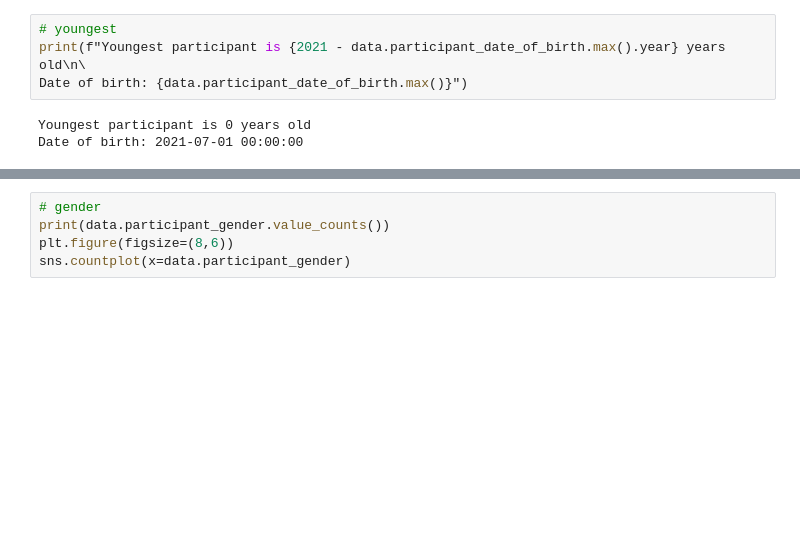
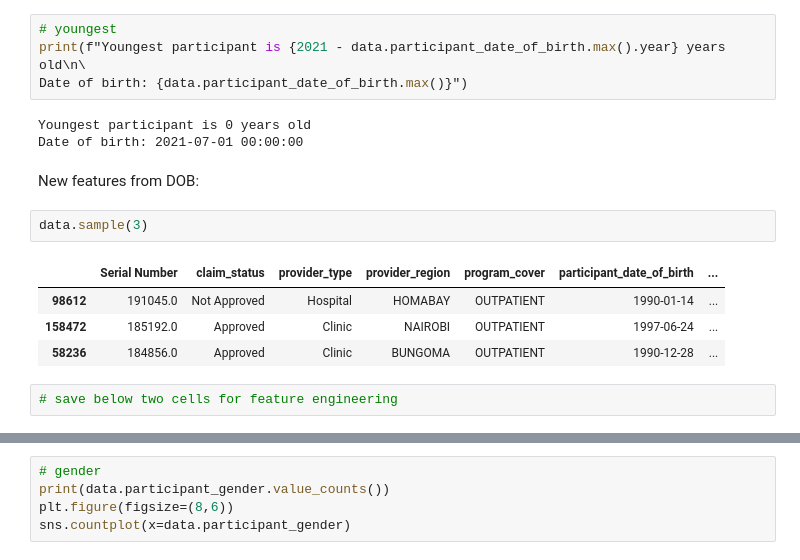
Before and after one commit to lyraxvincent/insurance-claims-prediction, a Jupyter notebook: EDA.ipynb, the cells around one changed output, grey strips where cells are left out. Cells and saved outputs as stored; diff of their text form; blank space fills up the shorter version.

```diff
--- a/EDA.ipynb
+++ b/EDA.ipynb
@@ -275,3 +279,14 @@ Date of birth: {data.participant_date_of_birth.max()}")
 # %% [output]
 Youngest participant is 0 years old
 Date of birth: 2021-07-01 00:00:00
+# %% [markdown]
+New features from DOB:
+# %%
+data.sample(3)
+# %% [output]
+|  | Serial Number | claim_status | provider_type | provider_region | program_cover | participant_date_of_birth | ... |
+| 98612 | 191045.0 | Not Approved | Hospital | HOMABAY | OUTPATIENT | 1990-01-14 | ... |
+| 158472 | 185192.0 | Approved | Clinic | NAIROBI | OUTPATIENT | 1997-06-24 | ... |
+| 58236 | 184856.0 | Approved | Clinic | BUNGOMA | OUTPATIENT | 1990-12-28 | ... |
+# %%
+# save below two cells for feature engineering
```
Also changed, not shown: parts of 4 cells of this notebook.
